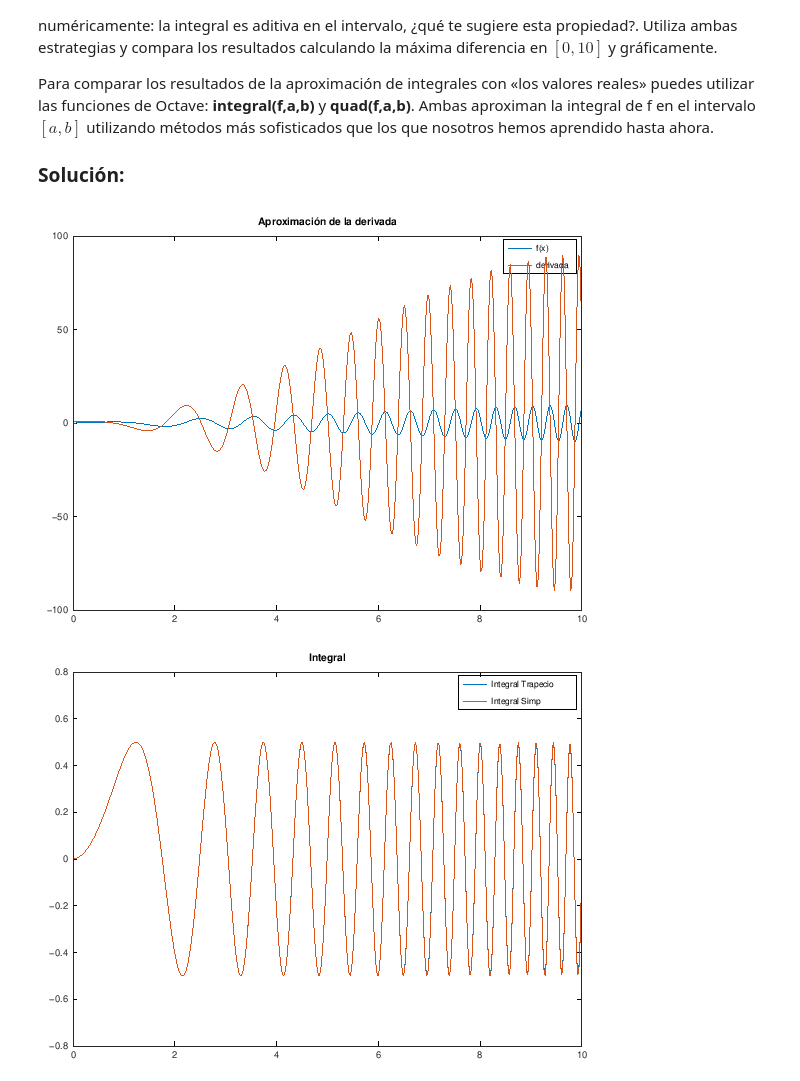
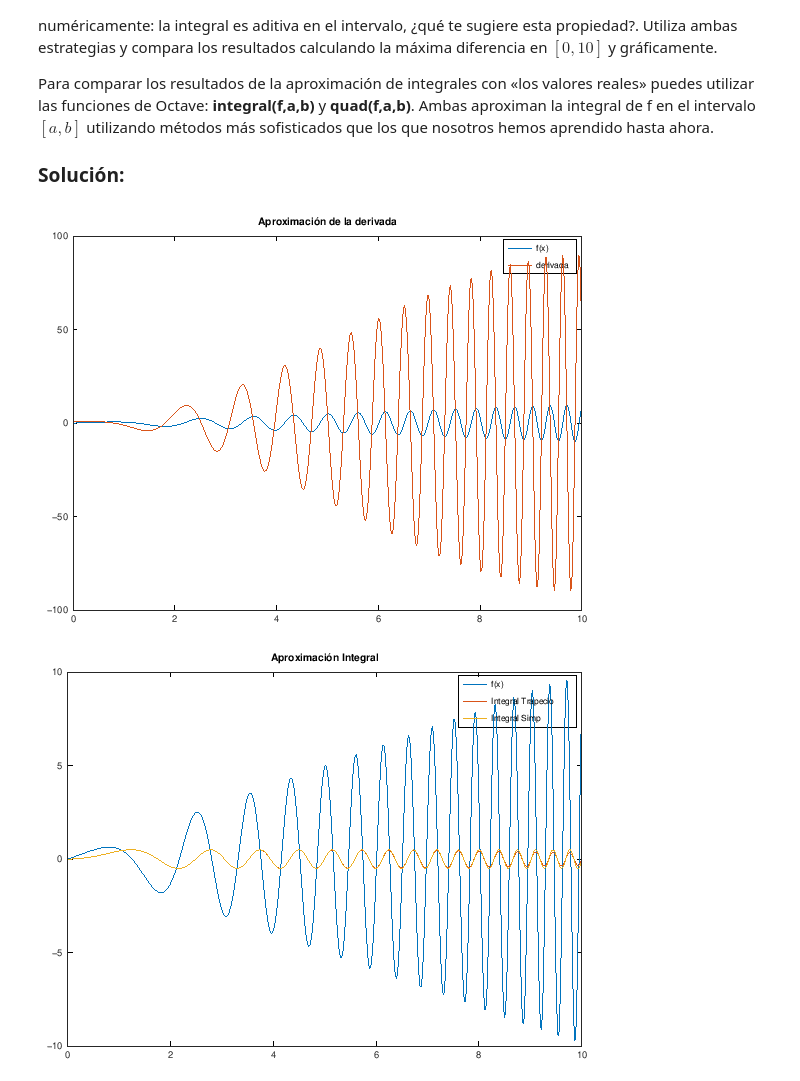
Before and after one commit to alonct/CN1V-practicas-octave, a Jupyter notebook: Práctica_5.ipynb, the cells around one changed output. Cells and saved outputs as stored; diff of their text form; code cells hidden in the pictures.

```diff
--- a/Práctica_5.ipynb
+++ b/Práctica_5.ipynb
@@ -244,42 +244,42 @@ Añade una segunda ventana que dibuje la gráfica de la aproximación de $\int _
 Para comparar los resultados de la aproximación de integrales con «los valores reales» puedes utilizar las funciones de Octave: **integral(f,a,b)** y **quad(f,a,b)**. Ambas aproximan la integral de f en el intervalo $[a,b]$ utilizando métodos más sofisticados que los que nosotros hemos aprendido hasta ahora.
 
 ### Solución:
+# %%
+clear all
+
+x = linspace(0, 10, 500);
+
+f = @(x) x .* cos(x.^2);
+
+h = 0.1;
+
+df = aproxDeriv3(f, x, h, j);
+
+plot(x, f(x), ';f(x);')
+hold on
+plot(x, df, ';derivada;');
+title('Aproximación de la derivada')
+hold off
+# %% [output]
+[figure, added]
 # %%
-clear all
 
-x = linspace(0, 10, 500);
-
-f = @(x) x .* cos(x.^2);
-
-h = 0.1;
-
-df = aproxDeriv3(f, x, h, j);
-
-figure(1)
-plot(x, f(x), ';f(x);')
-hold on
-plot(x, df, ';derivada;');
-title('Aproximación de la derivada')
-hold off
-
-%---------------------------------
-
-subintervalos = 500;
+subintervalos = 100;
 
 for i=1:length(x)-1
     integral_trap(i) = trapecio(f, x(1), x(i+1), subintervalos);
     integral_simp(i) = simpson(f, x(1), x(i+1), subintervalos);
 endfor
 
 integral_trap(length(x)) = 0;
 integral_simp(length(x)) = 0;
 
-figure(2)
+plot(x, f(x), ';f(x);')
+hold on
 plot(x, integral_trap, ';Integral Trapecio;')
 hold on
 plot(x, integral_simp, ';Integral Simp;')
-title('Integral')
+title('Aproximación Integral')
 hold off
 # %% [output]
-[figure, old version]
+[figure, new version]
-[figure, removed]
```
Also changed, not shown: parts of 1 cell of this notebook, 27 other files.
